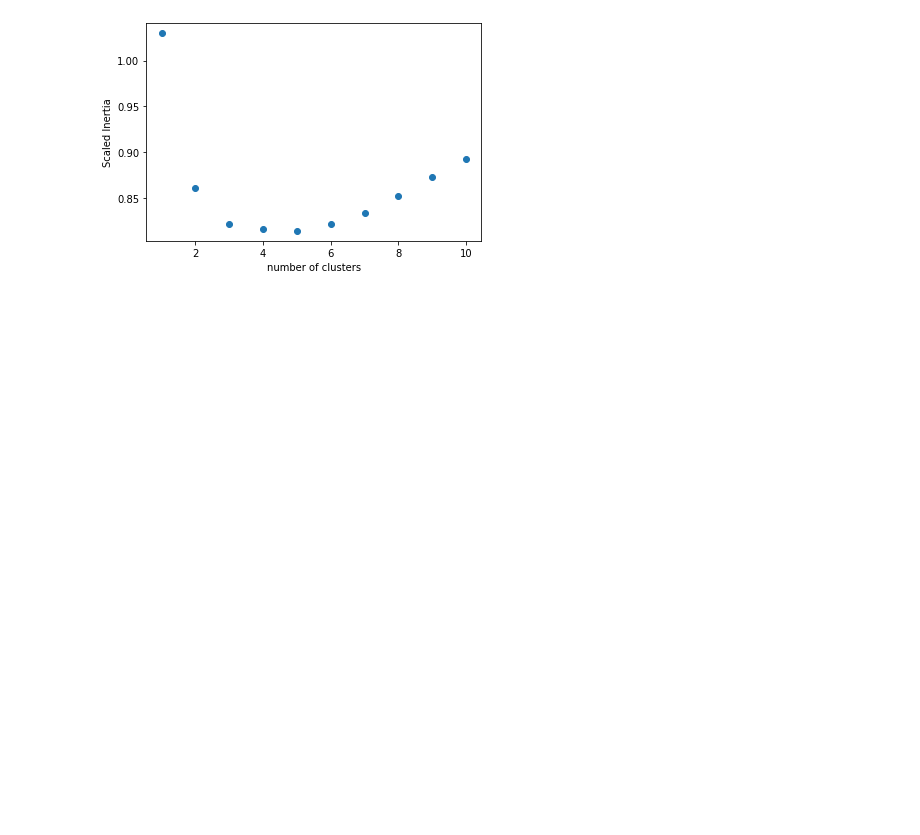
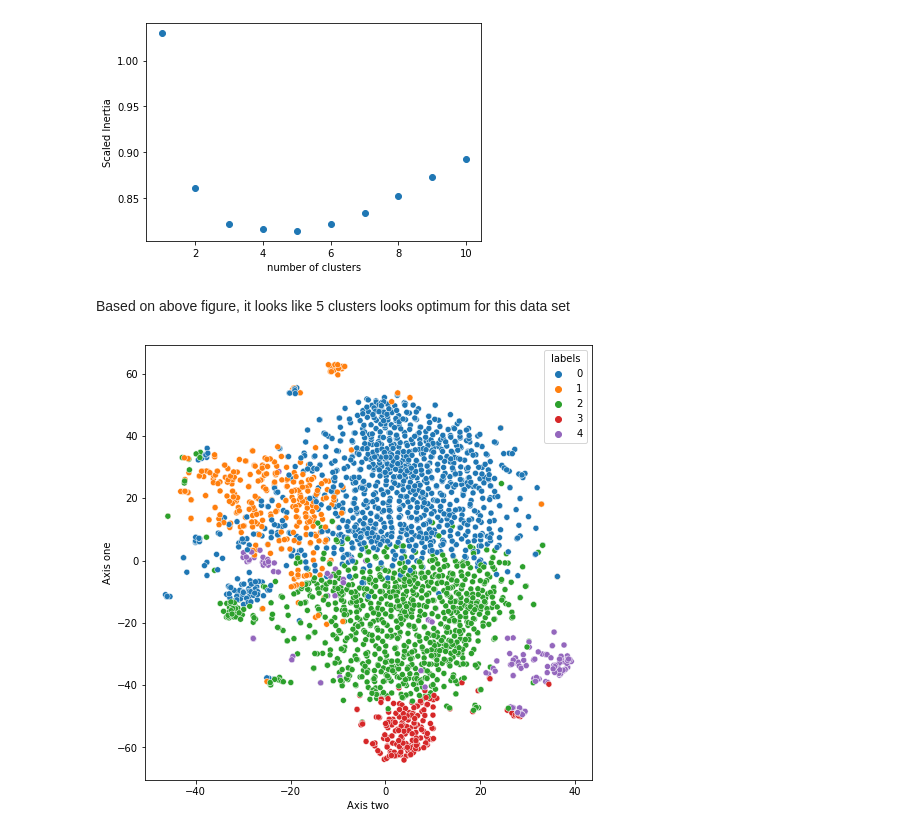
Before and after one commit to skumarudel/DSPS_SKumar, a Jupyter notebook: HW7/ClusteringGenes.ipynb, the cells around one changed output. Cells and saved outputs as stored; diff of their text form; code cells hidden in the pictures; blank space fills up the shorter version.

```diff
--- a/HW7/ClusteringGenes.ipynb
+++ b/HW7/ClusteringGenes.ipynb
@@ -195,3 +198,25 @@ plt.xlabel('number of clusters')
 plt.ylabel('Scaled Inertia');
 # %% [output]
 [figure]
+# %% [markdown]
+Based on above figure, it looks like 5 clusters looks optimum for this data set
+# %%
+geneclustersKM = cluster.KMeans(n_clusters=5).fit(scaledgenes)
+twodproj = skl.manifold.TSNE(n_components=2, random_state=np.random.seed(5)).fit_transform(scaledgenes)
+
+df_tsne = pd.DataFrame()
+df_tsne['Axis one'] = twodproj[:,0]
+df_tsne['Axis two'] = twodproj[:,1]
+df_tsne['labels'] = geneclustersKM.labels_
+
+plt.figure(figsize=(8,8))
+sns.scatterplot(
+    x="Axis two", y="Axis one",
+    hue='labels',
+    data=df_tsne,
+    palette=sns.color_palette("tab10",5),
+    legend="full",
+    alpha=1.0
+);
+# %% [output]
+[figure, added]
```
Also changed, not shown: parts of 4 cells of this notebook.
